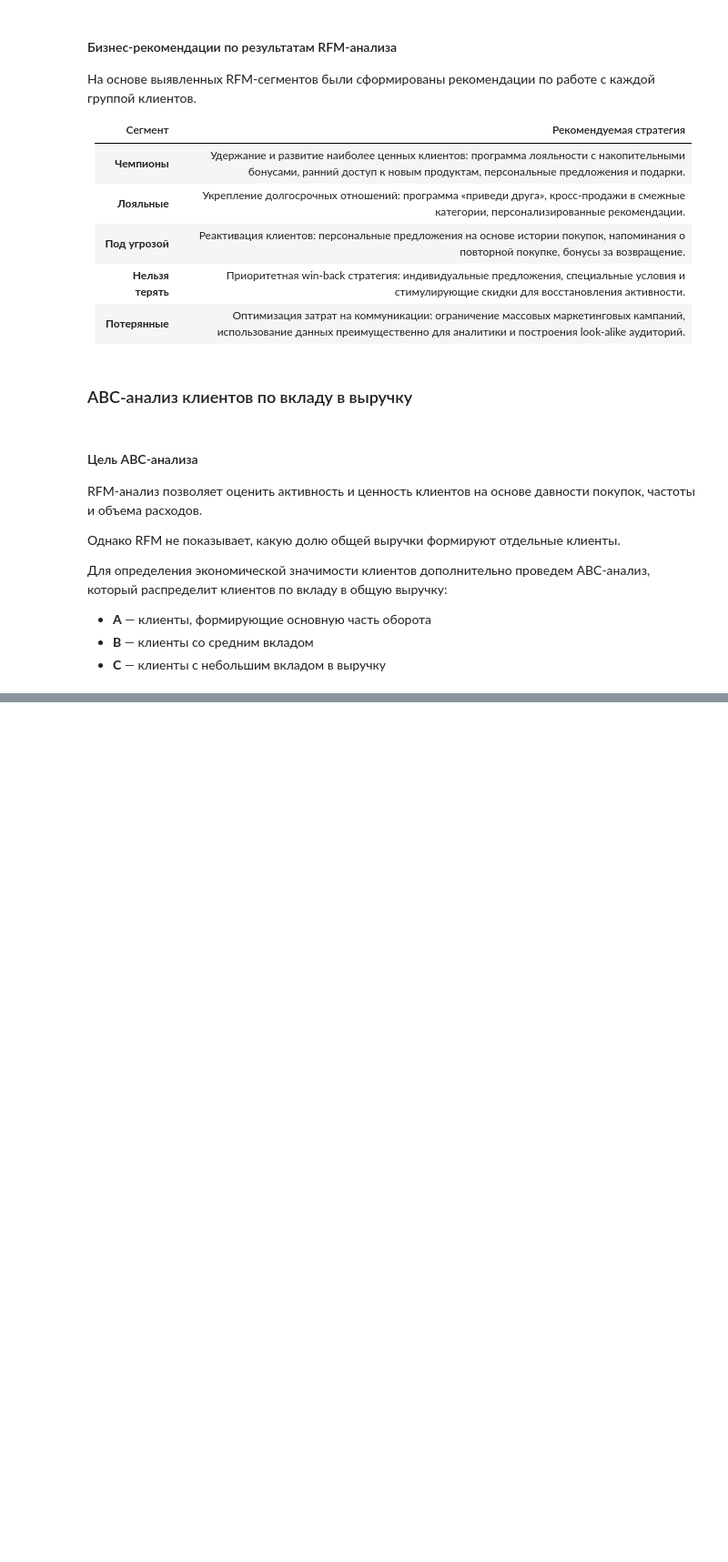
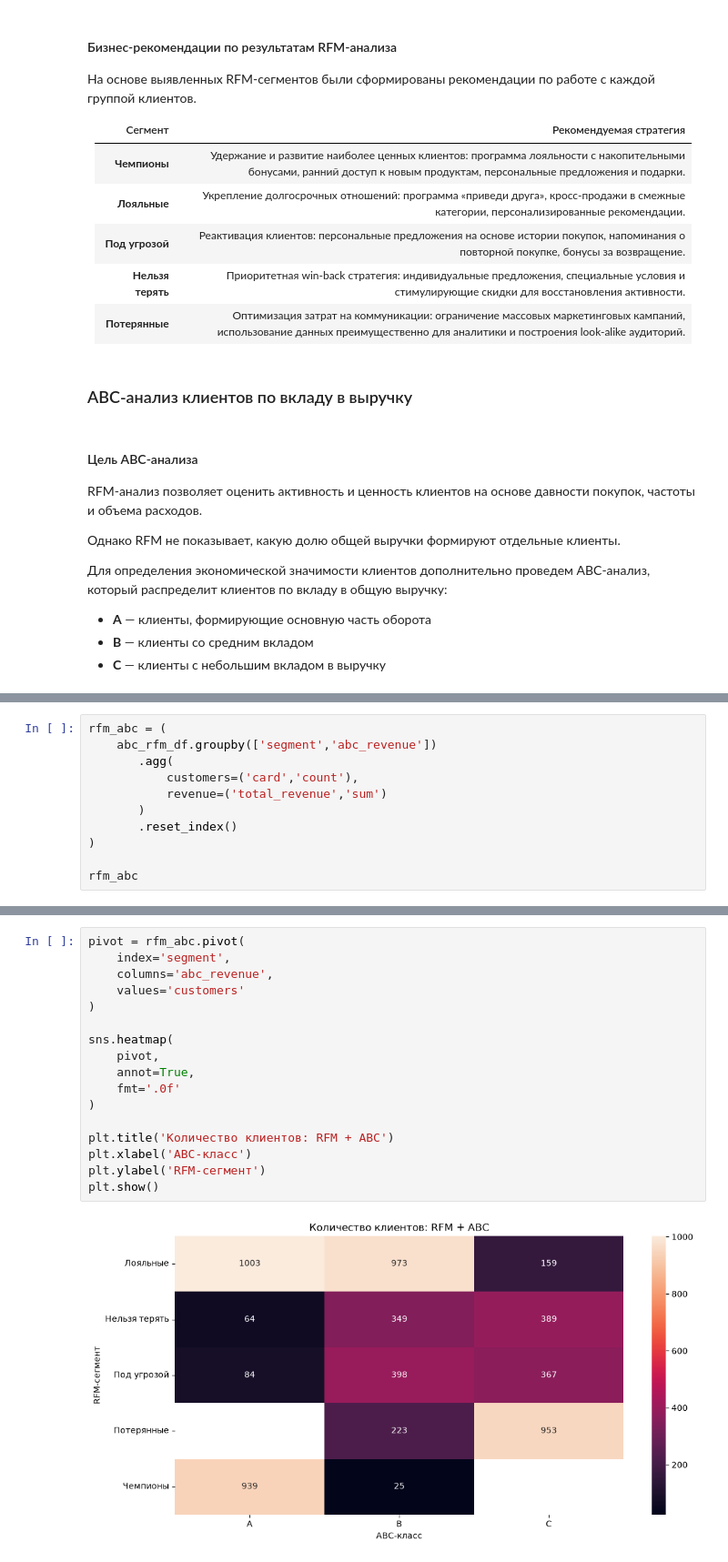
Before and after one commit to artkriukov/portfolio, a Jupyter notebook: projects/rfm-analysis-pharmacy/rfm-pharmacy-analysis.ipynb, the cells around one changed output, grey strips where cells are left out. Shown at 91% size. Drawn from its saved outputs; the diff is of its cells as text; blank space fills up the shorter version.

```diff
--- a/projects/rfm-analysis-pharmacy/rfm-pharmacy-analysis.ipynb
+++ b/projects/rfm-analysis-pharmacy/rfm-pharmacy-analysis.ipynb
@@ -256,0 +371,11 @@ RFM-анализ позволяет оценить активность и це
+# %%
+rfm_abc = (
+    abc_rfm_df.groupby(['segment','abc_revenue'])
+       .agg(
+           customers=('card','count'),
+           revenue=('total_revenue','sum')
+       )
+       .reset_index()
+)
+
+rfm_abc
@@ -256,0 +397,19 @@ RFM-анализ позволяет оценить активность и це
+# %%
+pivot = rfm_abc.pivot(
+    index='segment',
+    columns='abc_revenue',
+    values='customers'
+)
+
+sns.heatmap(
+    pivot,
+    annot=True,
+    fmt='.0f'
+)
+
+plt.title('Количество клиентов: RFM + ABC')
+plt.xlabel('ABC-класс')
+plt.ylabel('RFM-сегмент')
+plt.show()
+# %% [output]
+[figure, added]
```
Also changed, not shown: parts of 17 cells of this notebook.
